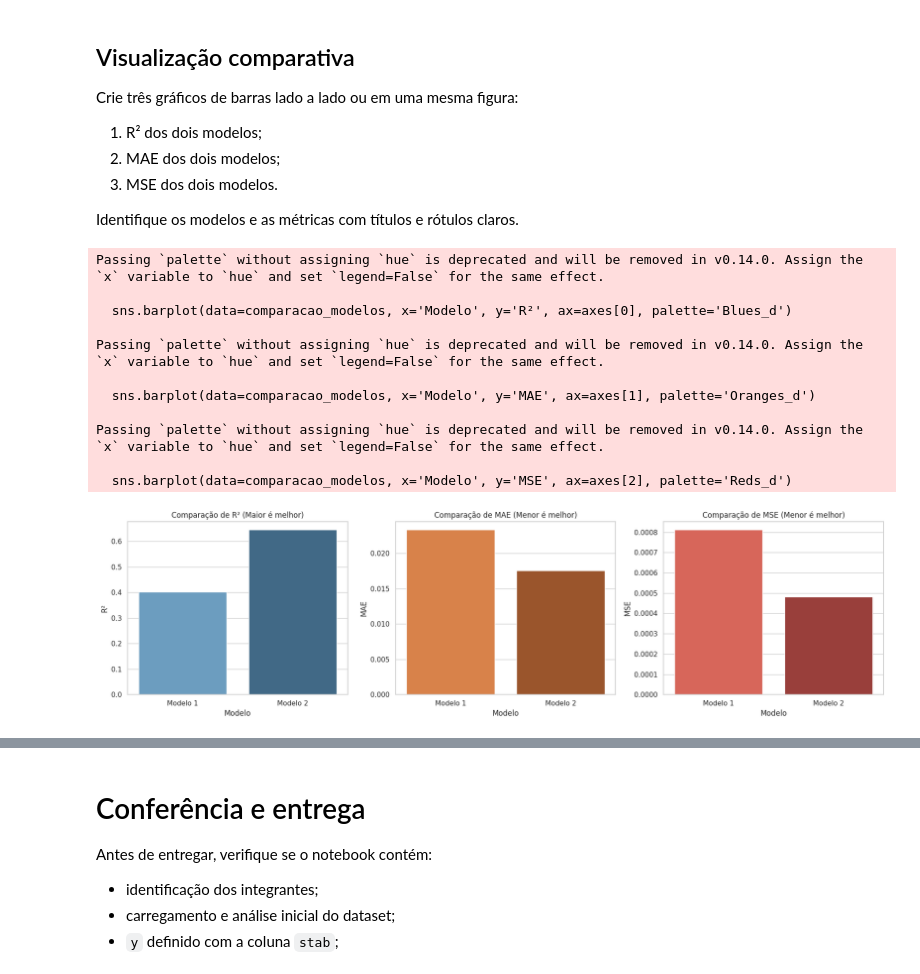
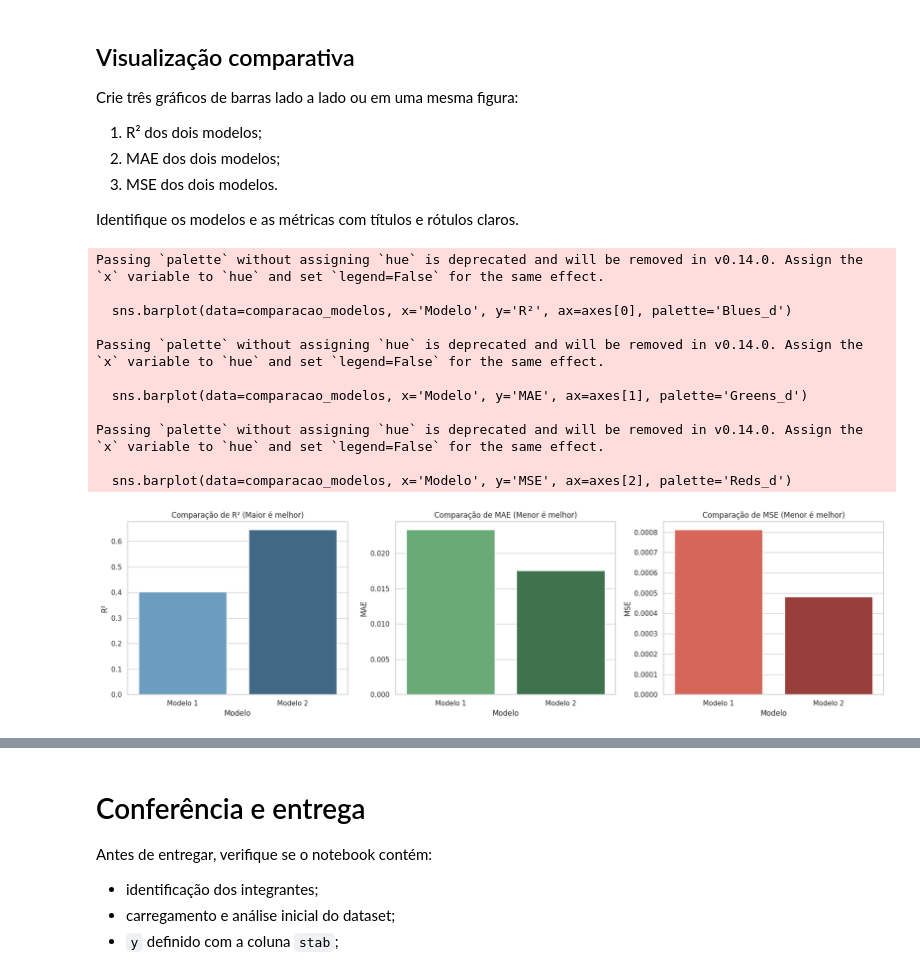
Before and after one commit to giu-mzx/Checkpoint_02_SERS, a Jupyter notebook: parte_2_regressão/regressao_estabilidade.ipynb, the cells around one changed output, grey strips where cells are left out. Drawn from its saved outputs; the diff is of its cells as text; code cells hidden in the pictures.

```diff
--- a/parte_2_regressão/regressao_estabilidade.ipynb
+++ b/parte_2_regressão/regressao_estabilidade.ipynb
@@ -344,34 +364,34 @@ Identifique os modelos e as métricas com títulos e rótulos claros.
 # %%
 # Criação de gráficos comparativos lado a lado
 fig, axes = plt.subplots(1, 3, figsize=(18, 5))
 
 # Gráfico de barras para R²
 sns.barplot(data=comparacao_modelos, x='Modelo', y='R²', ax=axes[0], palette='Blues_d')
 axes[0].set_title("Comparação de R² (Maior é melhor)")
 
 # Gráfico de barras para MAE
-sns.barplot(data=comparacao_modelos, x='Modelo', y='MAE', ax=axes[1], palette='Oranges_d')
+sns.barplot(data=comparacao_modelos, x='Modelo', y='MAE', ax=axes[1], palette='Greens_d')
 axes[1].set_title("Comparação de MAE (Menor é melhor)")
 
 # Gráfico de barras para MSE
 sns.barplot(data=comparacao_modelos, x='Modelo', y='MSE', ax=axes[2], palette='Reds_d')
 axes[2].set_title("Comparação de MSE (Menor é melhor)")
 
 plt.tight_layout()
 plt.show()
 # %% [output]
 Passing `palette` without assigning `hue` is deprecated and will be removed in v0.14.0. Assign the `x` variable to `hue` and set `legend=False` for the same effect.
 
   sns.barplot(data=comparacao_modelos, x='Modelo', y='R²', ax=axes[0], palette='Blues_d')
 
 Passing `palette` without assigning `hue` is deprecated and will be removed in v0.14.0. Assign the `x` variable to `hue` and set `legend=False` for the same effect.
 
-  sns.barplot(data=comparacao_modelos, x='Modelo', y='MAE', ax=axes[1], palette='Oranges_d')
+  sns.barplot(data=comparacao_modelos, x='Modelo', y='MAE', ax=axes[1], palette='Greens_d')
 
 Passing `palette` without assigning `hue` is deprecated and will be removed in v0.14.0. Assign the `x` variable to `hue` and set `legend=False` for the same effect.
 
   sns.barplot(data=comparacao_modelos, x='Modelo', y='MSE', ax=axes[2], palette='Reds_d')
-[figure, old version]
+[figure, new version]
 # %% [markdown]
 ## Análise comparativa final
 
```
Also changed, not shown: parts of 4 cells of this notebook.
